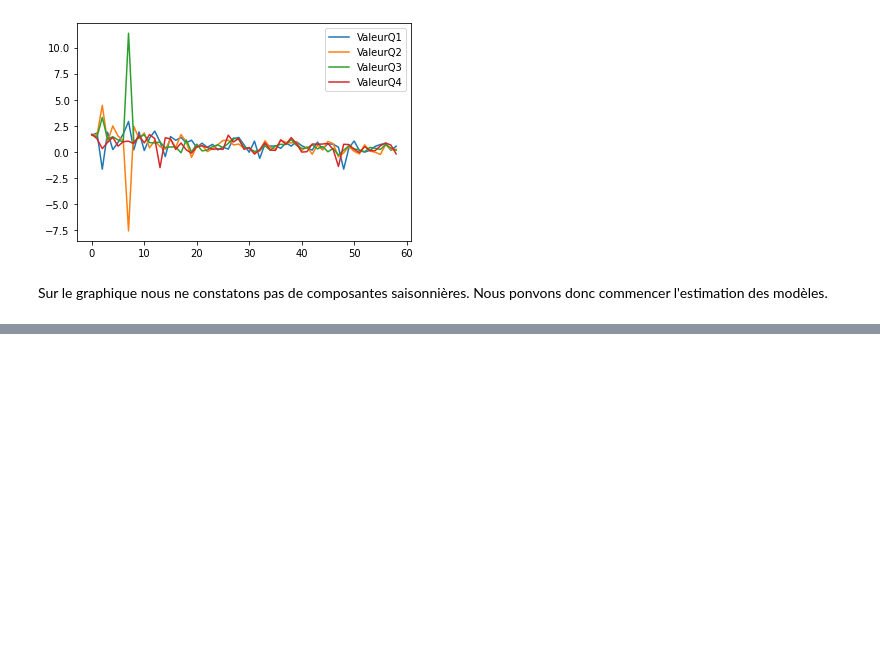
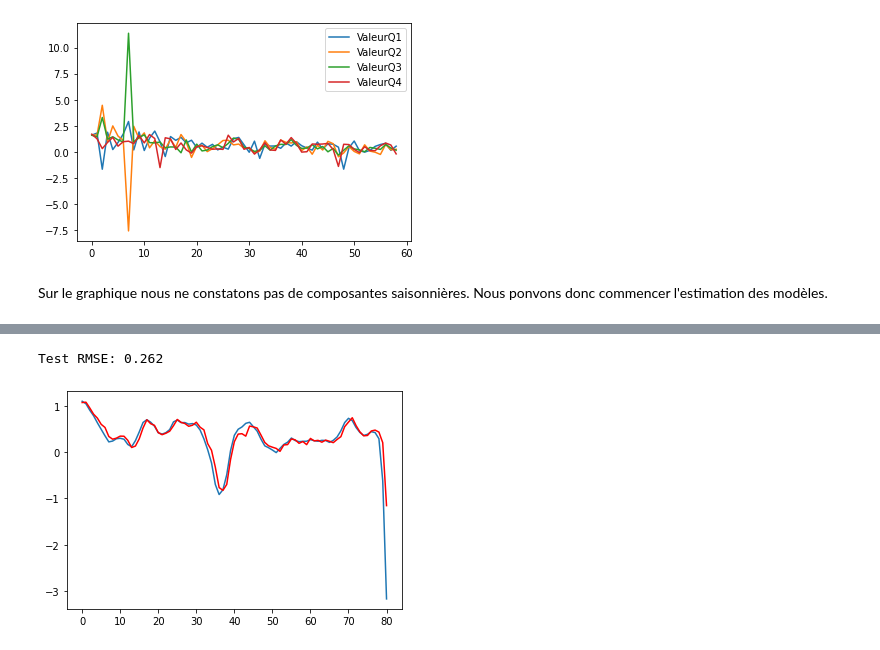
Before and after one commit to VieuL/PibOcde, a Jupyter notebook: ProjetJupyter.ipynb, the cells around one changed output, grey strips where cells are left out. Saved outputs shown, nothing was run; the diff lists cells and outputs as text; code cells hidden in the pictures; blank space fills up the shorter version.

```diff
--- a/ProjetJupyter.ipynb
+++ b/ProjetJupyter.ipynb
@@ -220,0 +250,28 @@ Nous ponvons donc commencer l'estimation des modèles.
+# %%
+#Cette fonction réalise le test pour savoir si le modèle ARIMA est bon ou non, et nous retourne le modèle
+def arima(data,p,d,q):
+    X = data['valeur']
+    size = int(len(X) * 0.66)
+    train, test = X[0:size], X[size:len(X)]
+    train = list(train)
+    test = list(test)
+    history = [x for x in train]
+    predictions = list()
+
+    for t in range(len(test)):
+        model = ARIMA(history, order=(p,d,q))
+        model_fit = model.fit(disp=0)
+        output = model_fit.forecast()
+        yhat = output[0]
+        predictions.append(yhat)
+        obs = test[t]
+        history.append(obs)
+        # print('predicted=%f, expected=%f' % (yhat, obs))
+    error = sqrt(mean_squared_error(test, predictions))
+    print('Test RMSE: %.3f' % error)
+    # plot
+    plt.plot(test)
+    plt.plot(predictions, color='red')
+    plt.show()
+    # return error
+    return ARIMA(history, order=(p,d,q))
@@ -220,0 +292,9 @@ Nous ponvons donc commencer l'estimation des modèles.
+# %%
+#ARIMA 6,1,1
+test = arima(data,6,1,1)
+start = len(data['valeur'])
+model_fit = test.fit(disp=0)
+# newPrediction = model_fit.predict(1,240)
+# %% [output]
+Test RMSE: 0.262
+[figure, added]
```
Also changed, not shown: parts of 15 cells of this notebook.
